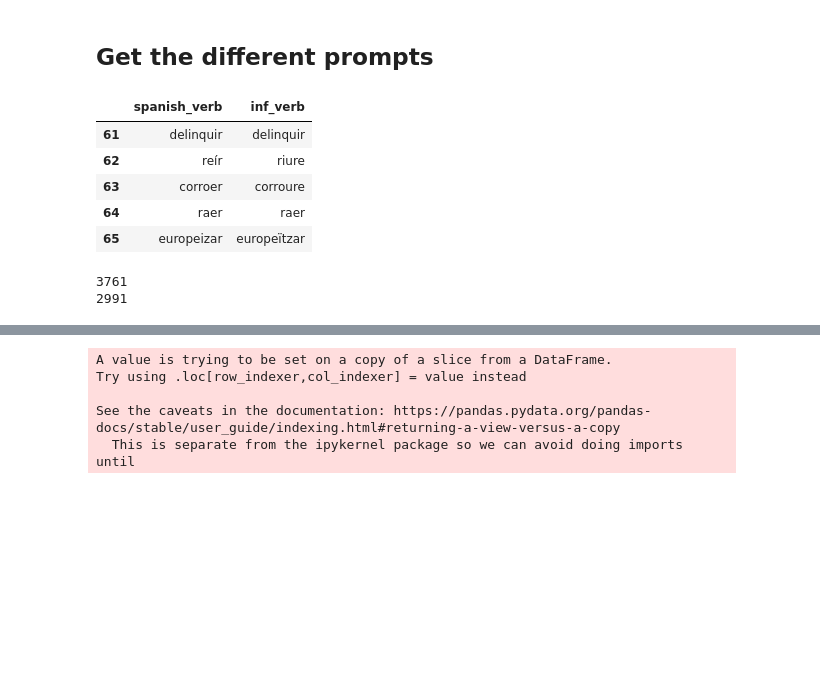
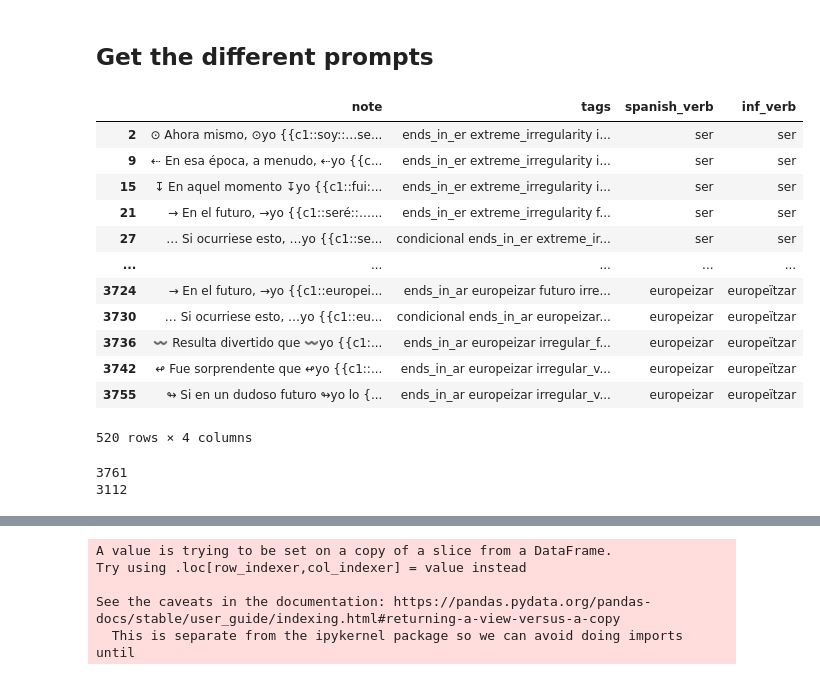
Before and after one commit to fairliereese/catalan_conjugation_deck, a Jupyter notebook: dev_sqtlite.ipynb, the cells around one changed output, grey strips where cells are left out. Cells and saved outputs as stored; diff of their text form; code cells hidden in the pictures; blank space fills up the shorter version.

```diff
--- a/dev_sqtlite.ipynb
+++ b/dev_sqtlite.ipynb
@@ -12,15 +12,6 @@ cat_sp_df = pd.read_csv('spanish_to_catalan_verbs.csv', sep=',',
                         encoding='utf-8')
 cat_sp_df = cat_sp_df[['spanish_verb', 'catalan_verb']]
 cat_sp_df.rename({'catalan_verb': 'inf_verb'}, axis=1, inplace=True)
-# %%
-cat_sp_df.tail()
-# %% [output]
-|  | spanish_verb | inf_verb |
-| 61 | delinquir | delinquir |
-| 62 | reír | riure |
-| 63 | corroer | corroure |
-| 64 | raer | raer |
-| 65 | europeizar | europeïtzar |
 # %%
 # get the tags and notes for each card
 cursor.execute("SELECT sfld, tags FROM notes")
@@ -57,14 +48,36 @@ df['spanish_verb'] = df['note'].str.split('::…', expand=True)[1].str.split('
 df = df.merge(cat_sp_df,
               how='inner',
               on='spanish_verb')
+# %%
+# print(len(df.loc[df.tags.str.contains(' tú_vos ')]))
+# print(len(df.loc[df.tags.str.contains(' tú ')]))
+
+# print(df.loc[df.tags.str.contains(' tú_vos ')].tags.values[0])
+# print(df.loc[df.tags.str.contains(' tú ')].tags.values[0])
+df.loc[df.tags.str.contains('yo')]
+# %% [output]
+|  | note | tags | spanish_verb | inf_verb |
+| 2 | ⊙ Ahora mismo, ⊙yo {{c1::soy::…se... | ends_in_er extreme_irregularity i... | ser | ser |
+| 9 | ⇠ En esa época, a menudo, ⇠yo {{c... | ends_in_er extreme_irregularity i... | ser | ser |
+| 15 | ↧ En aquel momento ↧yo {{c1::fui:... | ends_in_er extreme_irregularity i... | ser | ser |
+| 21 | → En el futuro, →yo {{c1::seré::…... | ends_in_er extreme_irregularity f... | ser | ser |
+| 27 | … Si ocurriese esto, …yo {{c1::se... | condicional ends_in_er extreme_ir... | ser | ser |
+| ... | ... | ... | ... | ... |
+| 3724 | → En el futuro, →yo {{c1::europei... | ends_in_ar europeizar futuro irre... | europeizar | europeïtzar |
+| 3730 | … Si ocurriese esto, …yo {{c1::eu... | condicional ends_in_ar europeizar... | europeizar | europeïtzar |
+| 3736 | 〰 Resulta divertido que 〰yo {{c1:... | ends_in_ar europeizar irregular_f... | europeizar | europeïtzar |
+| 3742 | ↫ Fue sorprendente que ↫yo {{c1::... | ends_in_ar europeizar irregular_v... | europeizar | europeïtzar |
+| 3755 | ↬ Si en un dudoso futuro ↬yo lo {... | ends_in_ar europeizar irregular_v... | europeizar | europeïtzar |
+520 rows × 4 columns
 # %%
 # get rid of tú_vos
 print(len(df.index))
-df = df.loc[~df.tags.str.contains(' tú_vos ')]
+df = df.loc[~((df.tags.str.contains(' tú_vos '))&
+            ~(df.tags.str.contains(' tú ')))]
 print(len(df.index))
 # %% [output]
 3761
-2991
+3112
 # %%
 # get rid of subjunctive future
 print(len(df.index))
```
Also changed, not shown: parts of 14 cells of this notebook, 5 other files.
